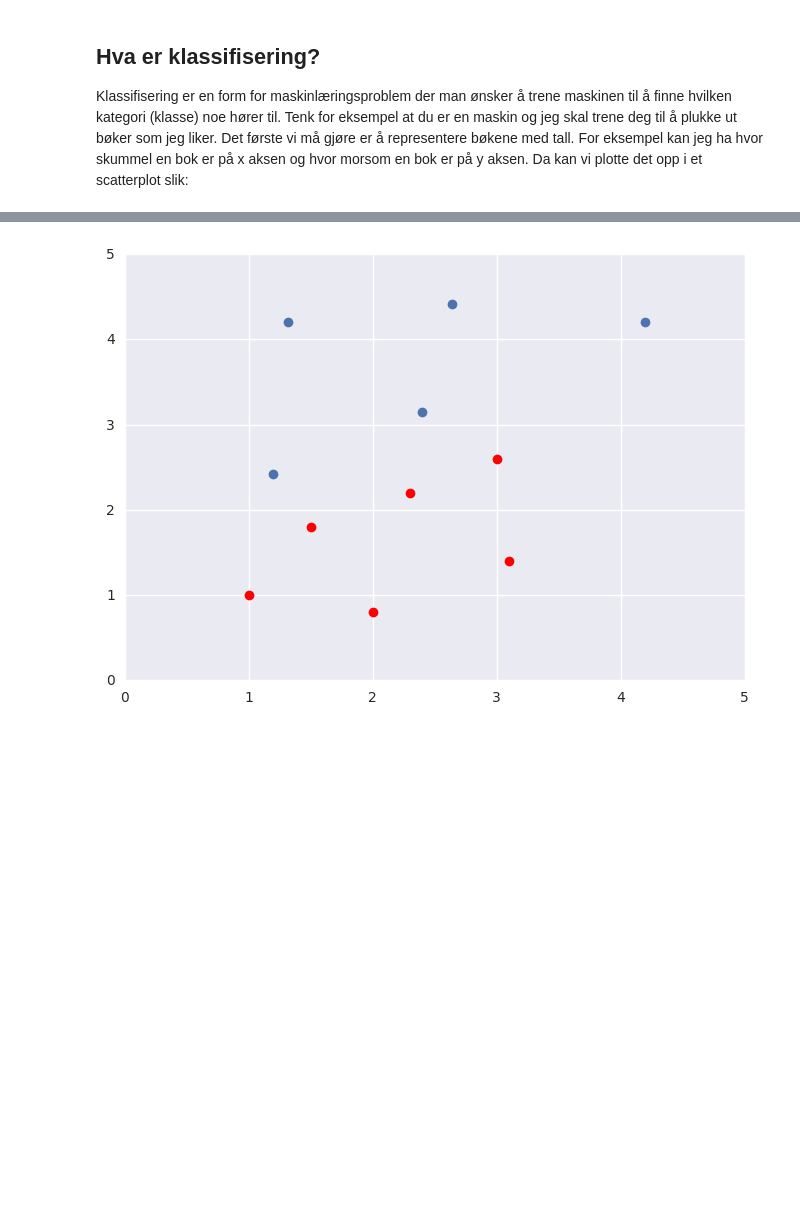
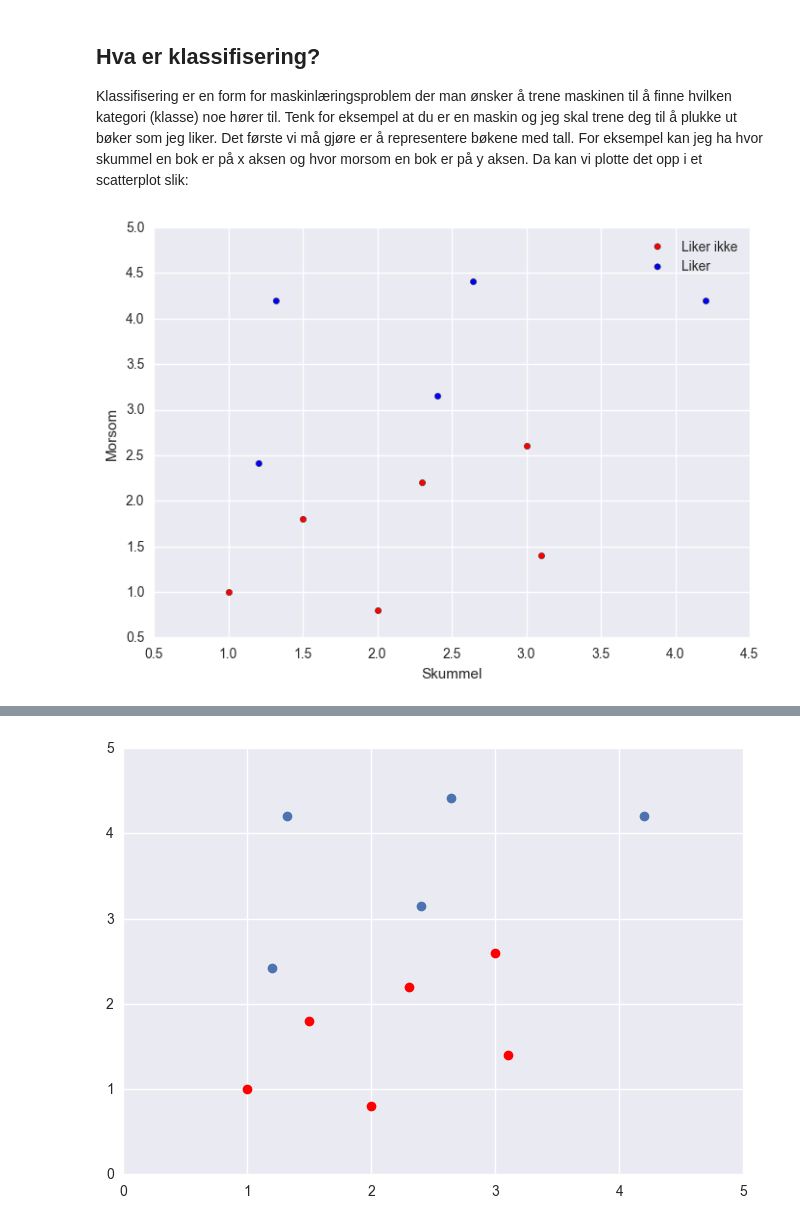
Before and after one commit to MarieRoald/MLkurs, a Jupyter notebook: notebooks/Introduksjon til klassifisering.ipynb, the cells around one changed output, grey strips where cells are left out. Drawn from its saved outputs; the diff is of its cells as text; code cells hidden in the pictures; blank space fills up the shorter version.

Commit message:
Added test with location data and more classification examples

```diff
--- a/notebooks/Introduksjon til klassifisering.ipynb
+++ b/notebooks/Introduksjon til klassifisering.ipynb
@@ -13,3 +14,24 @@ import seaborn
 # %% [markdown]
 ## Hva er klassifisering?
 Klassifisering er en form for maskinlæringsproblem der man ønsker å trene maskinen til å finne hvilken kategori (klasse) noe hører til. Tenk for eksempel at du er en  maskin og jeg skal trene deg til å plukke ut bøker som jeg liker. Det første vi må gjøre er å representere bøkene med tall. For eksempel kan jeg ha hvor skummel en bok er på x aksen og hvor morsom en bok er på y aksen. Da kan vi plotte det opp i et scatterplot slik:
+# %%
+data = read_csv('../datasets/small_examples/books.csv') # Lese inn data
+
+# TODO: Bestemme om vi skal dele opp dataen på denne måten (for å få labels)
+# TODO: Skal vi forklare plottingen og indekseringen mer eller skal vi ha en egen notebook
+#       om behandling av dataframes?
+
+
+data_klasse1 = data.loc[data['Klasse'] == 0]
+data_klasse2 = data.loc[data['Klasse'] == 1]
+
+scatter(data_klasse1['Skummel'], data_klasse1['Morsom'], c='r', label='Liker ikke')
+scatter(data_klasse2['Skummel'], data_klasse2['Morsom'], c='b', label='Liker')
+
+xlabel('Skummel')
+ylabel('Morsom')
+
+legend()
+show()
+# %% [output]
+[figure, added]
```
Also changed, not shown: parts of 37 cells of this notebook, 2 other files.
